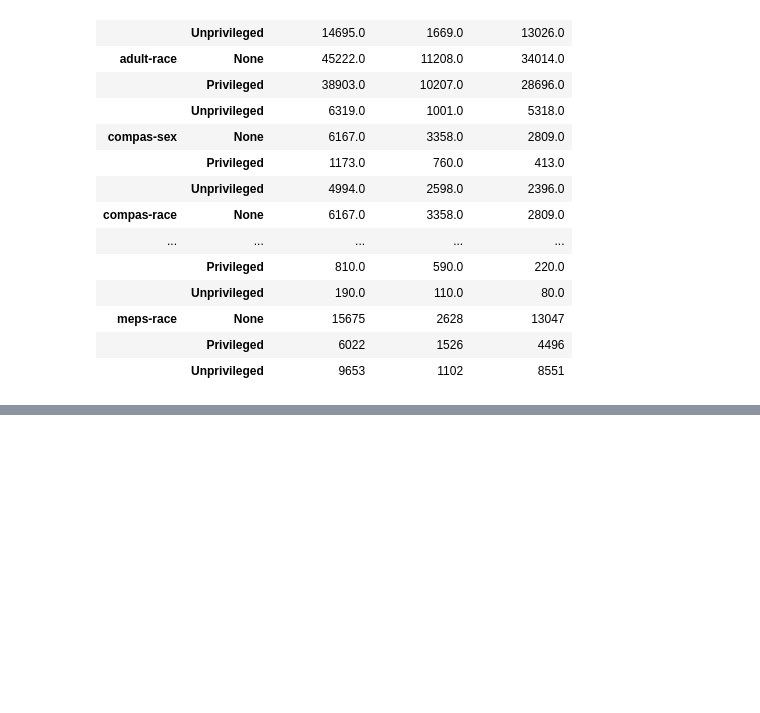
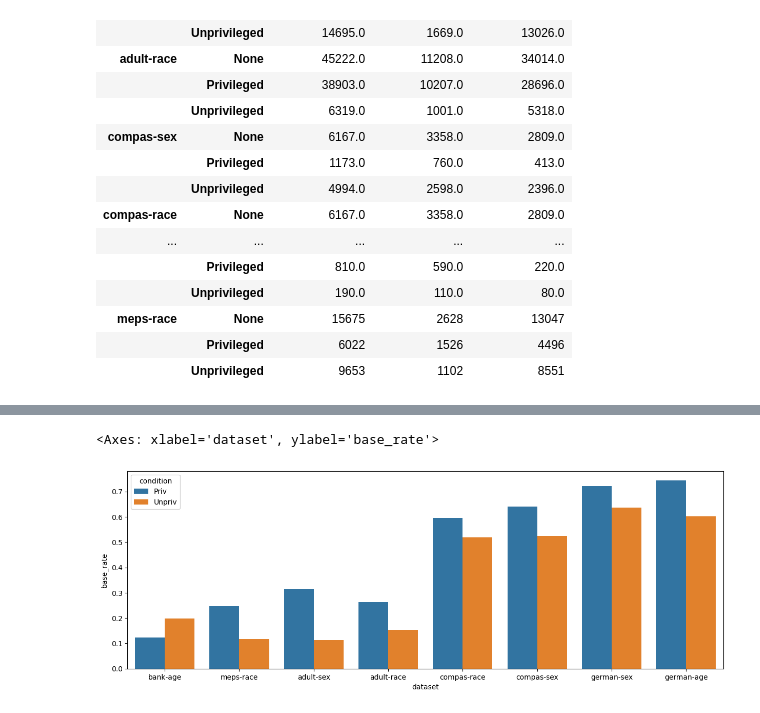
Before and after one commit to arumoy-shome/shome2022qualitative, a Jupyter notebook: docs/datasets-metadata.ipynb, the cells around one changed output, grey strips where cells are left out. Drawn from its saved outputs; the diff is of its cells as text; code cells hidden in the pictures; blank space fills up the shorter version.

```diff
--- a/docs/datasets-metadata.ipynb
+++ b/docs/datasets-metadata.ipynb
@@ -286,0 +513,17 @@ numbers.to_clipboard()
+# %%
+fig, ax = plt.subplots(
+    figsize=(15,5),
+)
+
+order = data[(data["condition"] == "None")].sort_values(by="base_rate")["dataset"].tolist()
+sns.barplot(
+    data=data[(data["condition"] != "None")],
+    x="dataset",
+    y="base_rate",
+    hue="condition",
+    ax=ax,
+    order=order,
+)
+# %% [output]
+<Axes: xlabel='dataset', ylabel='base_rate'>
+[figure, added]
```
Also changed, not shown: parts of 12 cells of this notebook, 18 other files.
